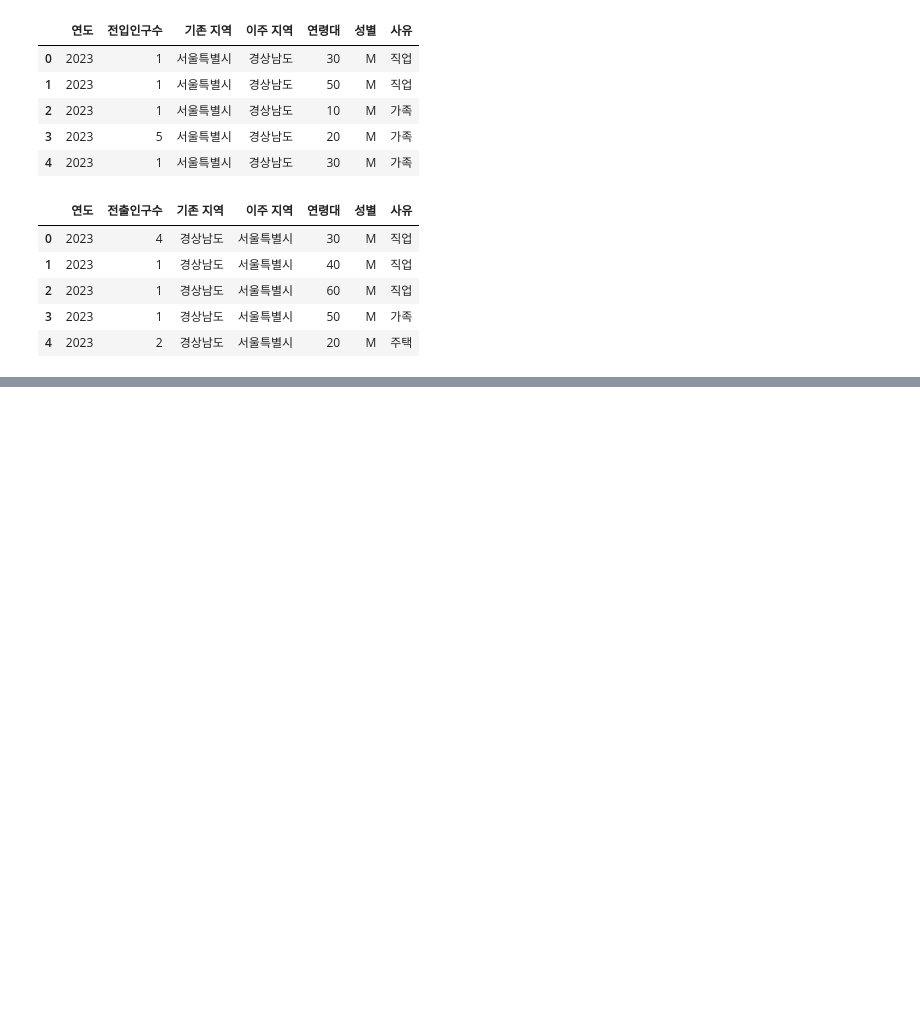
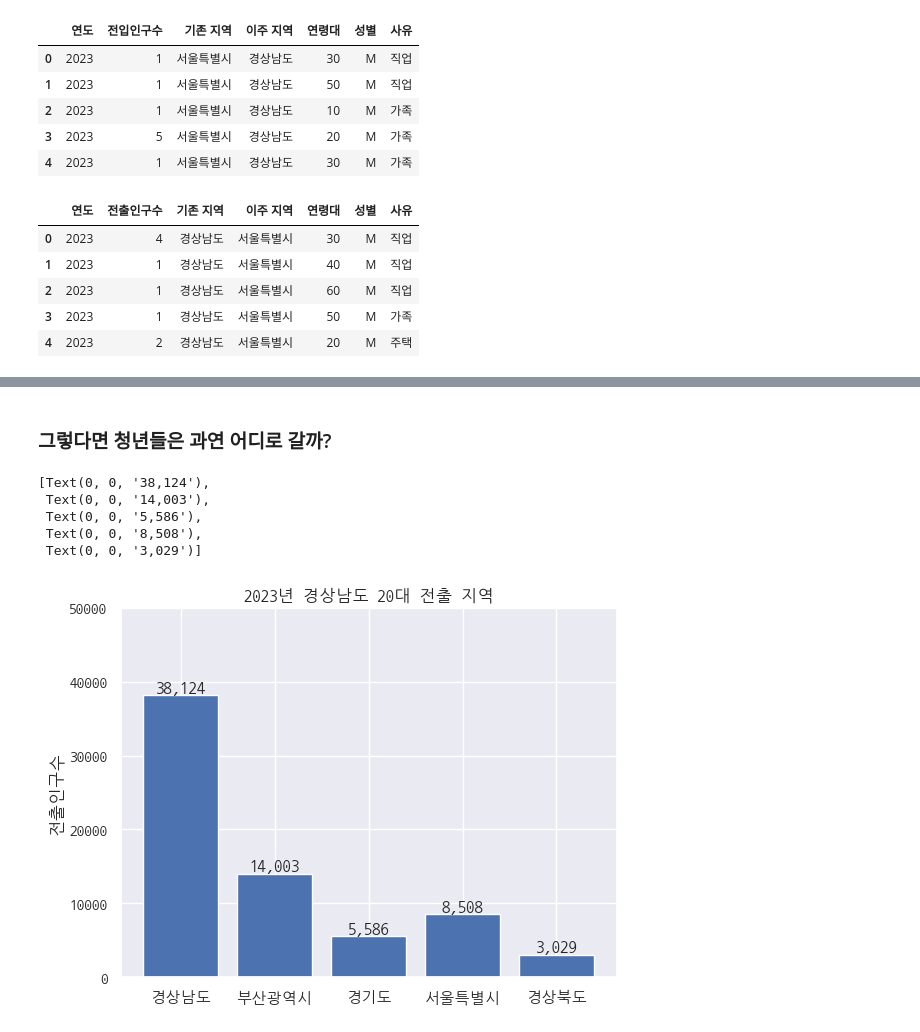
Before and after one commit to 8804who/MonthlyData, a Jupyter notebook: 4월/code.ipynb, the cells around one changed output, grey strips where cells are left out. Saved outputs shown, nothing was run; the diff lists cells and outputs as text; code cells hidden in the pictures; blank space fills up the shorter version.

```diff
--- a/4월/code.ipynb
+++ b/4월/code.ipynb
@@ -213,0 +203,15 @@ Text(0.5, 1.0, '지역 별 청년 고용률')
+# %% [markdown]
+### 그렇다면 청년들은 과연 어디로 갈까?
+# %%
+top5_area = ["경상남도", "부산광역시", "경기도", "서울특별시", "경상북도"]
+fig, ax = plt.subplots()
+bar_container = ax.bar(top5_area, [move_out[(move_out['연령대'] == 20) & (move_out['이주 지역'] == area)]['전출인구수'].sum() for area in top5_area])
+ax.set(ylabel='전출인구수', title='2023년 경상남도 20대 전출 지역', ylim=(0, 50000))
+ax.bar_label(bar_container, fmt='{:,.0f}')
+# %% [output]
+[Text(0, 0, '38,124'),
+ Text(0, 0, '14,003'),
+ Text(0, 0, '5,586'),
+ Text(0, 0, '8,508'),
+ Text(0, 0, '3,029')]
+[figure, added]
```
Also changed, not shown: parts of 37 cells of this notebook.
